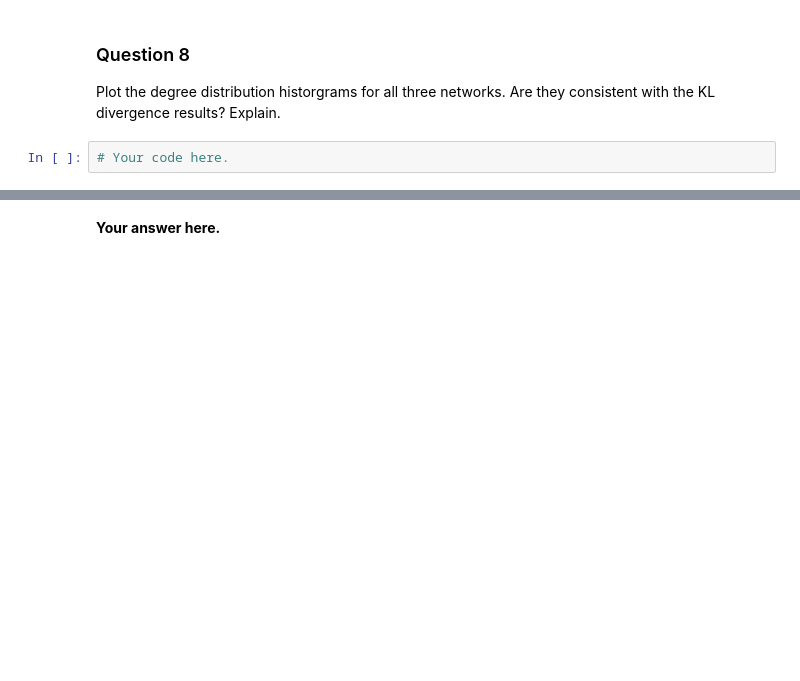
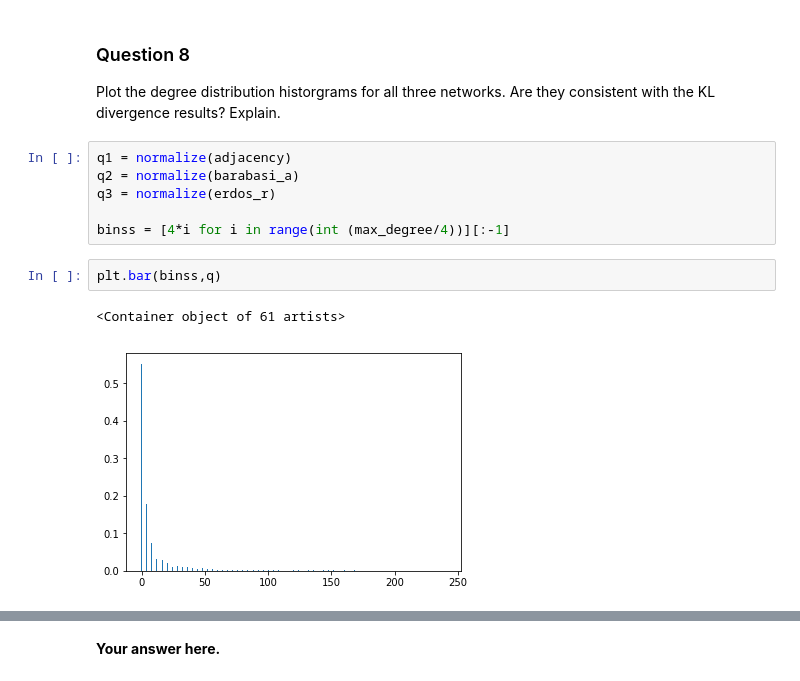
Before and after one commit to Adirlou/ntds_2018, a Jupyter notebook: 2_network_models.ipynb, the cells around one changed output, grey strips where cells are left out. Saved outputs shown, nothing was run; the diff lists cells and outputs as text; blank space fills up the shorter version.

```diff
--- a/2_network_models.ipynb
+++ b/2_network_models.ipynb
@@ -231,5 +260,14 @@ Compare the degree distribution of your network to each of the two synthetic one
 ### Question 8
 
 Plot the degree distribution historgrams for all three networks. Are they consistent with the KL divergence results? Explain.
-# %%
-# Your code here.
+# %%
+q1 = normalize(adjacency)
+q2 = normalize(barabasi_a)
+q3 = normalize(erdos_r)
+
+binss = [4*i for i in range(int (max_degree/4))][:-1]
+# %%
+plt.bar(binss,q)
+# %% [output]
+<Container object of 61 artists>
+[figure, added]
```
Also changed, not shown: parts of 18 cells of this notebook.
